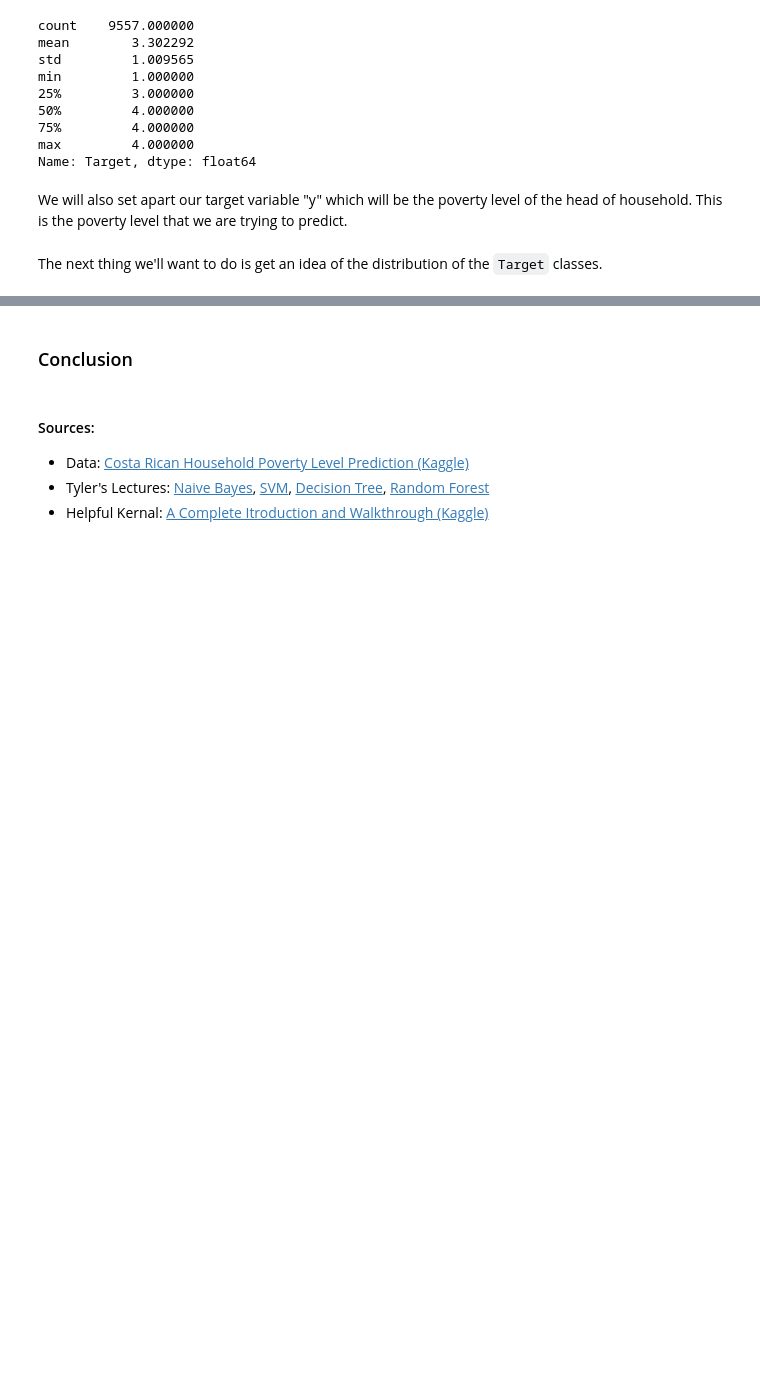
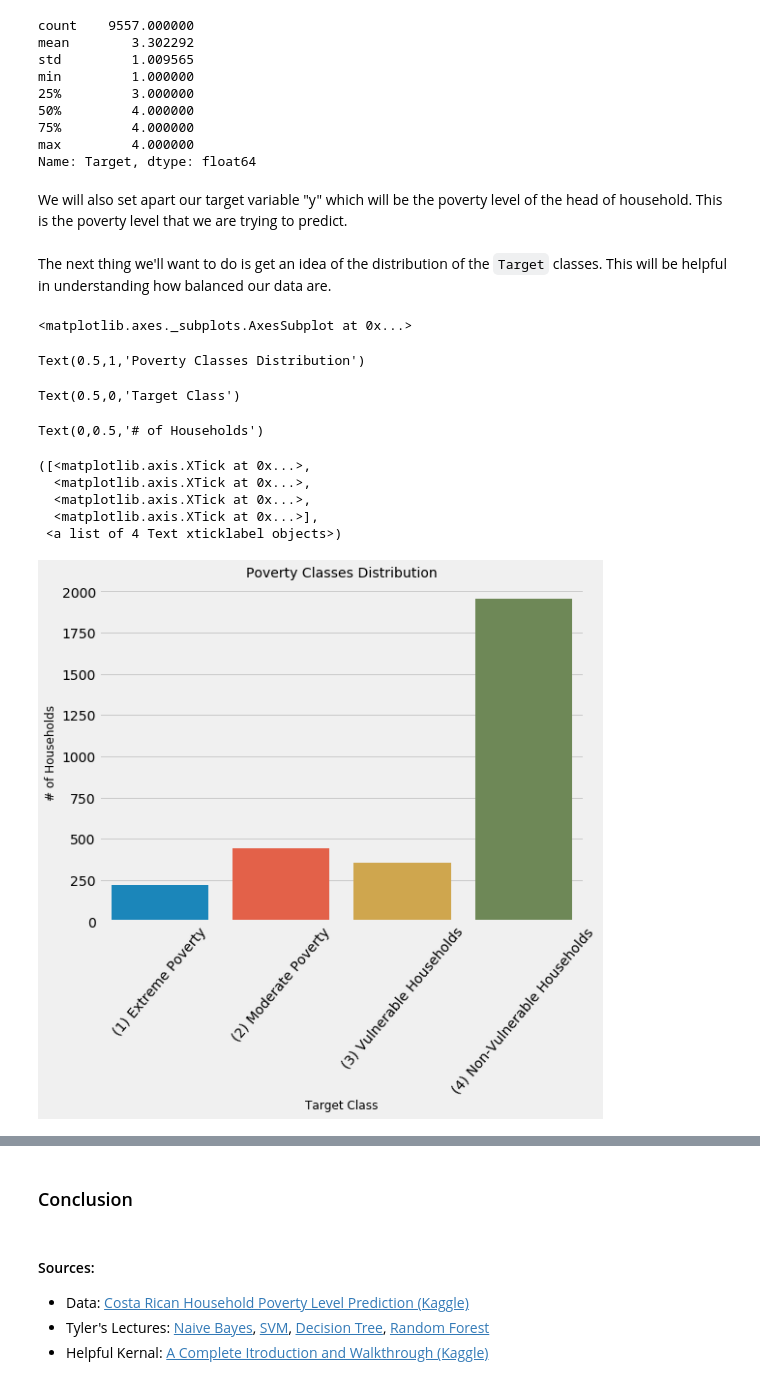
Before and after one commit to spencerrwise/homework4, a Jupyter notebook: Homework_4.ipynb, the cells around one changed output, grey strips where cells are left out. Drawn from its saved outputs; the diff is of its cells as text; code cells hidden in the pictures; blank space fills up the shorter version.

Commit message:
Feature engineering, analyzing target

```diff
--- a/Homework_4.ipynb
+++ b/Homework_4.ipynb
@@ -385,0 +413,3 @@ For the rest of the missing values that can't be explained by home ownership, th
+# %%
+# Anyone older than 18 and younger than 7 with missing values gets filled in with a 0
+train.loc[((train['age'] >= 19) | (train['age'] < 7)) & (train['rez_esc'].isnull()), 'rez_esc'] = 0
@@ -385,0 +418,3 @@ For the rest of the missing values that can't be explained by home ownership, th
+# %%
+# Fill in remaining NaN values in rez_esc with mean
+train['rez_esc'] = train.groupby('age')['rez_esc'].transform(lambda x: x.fillna(x.median()))
@@ -385,0 +437,6 @@ For the rest of the missing values that can't be explained by home ownership, th
+# %%
+# Fill in NaN values in meaneduc with mean
+train['meaneduc'] = train.groupby('escolari')['meaneduc'].transform(lambda x: x.fillna(x.median()))
+
+# Fill in NaN values in SQBmeaned with mean
+train['meaneduc'] = train.groupby('escolari')['SQBmeaned'].transform(lambda x: x.fillna(x.median()))
@@ -412,6 +508,27 @@ Name: Target, dtype: float64
 We will also set apart our target variable "y" which will be the poverty level of the head of household. This is the poverty level that we are trying to predict.
 # %%
 # Creating variable y for poverty level of heads of households
-y = train.loc[(train['parentesco1']==1), 'Target']
+headTarget = train.loc[(train['parentesco1']==1), 'Target']
 # %% [markdown]
-The next thing we'll want to do is get an idea of the distribution of the `Target` classes.
+The next thing we'll want to do is get an idea of the distribution of the `Target` classes. This will be helpful in understanding how balanced our data are.
+# %%
+# Display the distribution of our target variable classes
+f, ax = plt.subplots(figsize=(8, 6))
+sns.countplot(headTarget)
+plt.title('Poverty Classes Distribution', fontsize=14)
+plt.xlabel('Target Class', fontsize=12)
+plt.ylabel('# of Households', fontsize=12)
+plt.xticks([0, 1, 2, 3],
+           ['(1) Extreme Poverty', '(2) Moderate Poverty', '(3) Vulnerable Households', '(4) Non-Vulnerable Households'],
+          rotation = 50)
+# %% [output]
+<matplotlib.axes._subplots.AxesSubplot at 0x...>
+Text(0.5,1,'Poverty Classes Distribution')
+Text(0.5,0,'Target Class')
+Text(0,0.5,'# of Households')
+([<matplotlib.axis.XTick at 0x...>,
+  <matplotlib.axis.XTick at 0x...>,
+  <matplotlib.axis.XTick at 0x...>,
+  <matplotlib.axis.XTick at 0x...>],
+ <a list of 4 Text xticklabel objects>)
+[figure, added]
```
Also changed, not shown: parts of 32 cells of this notebook.
